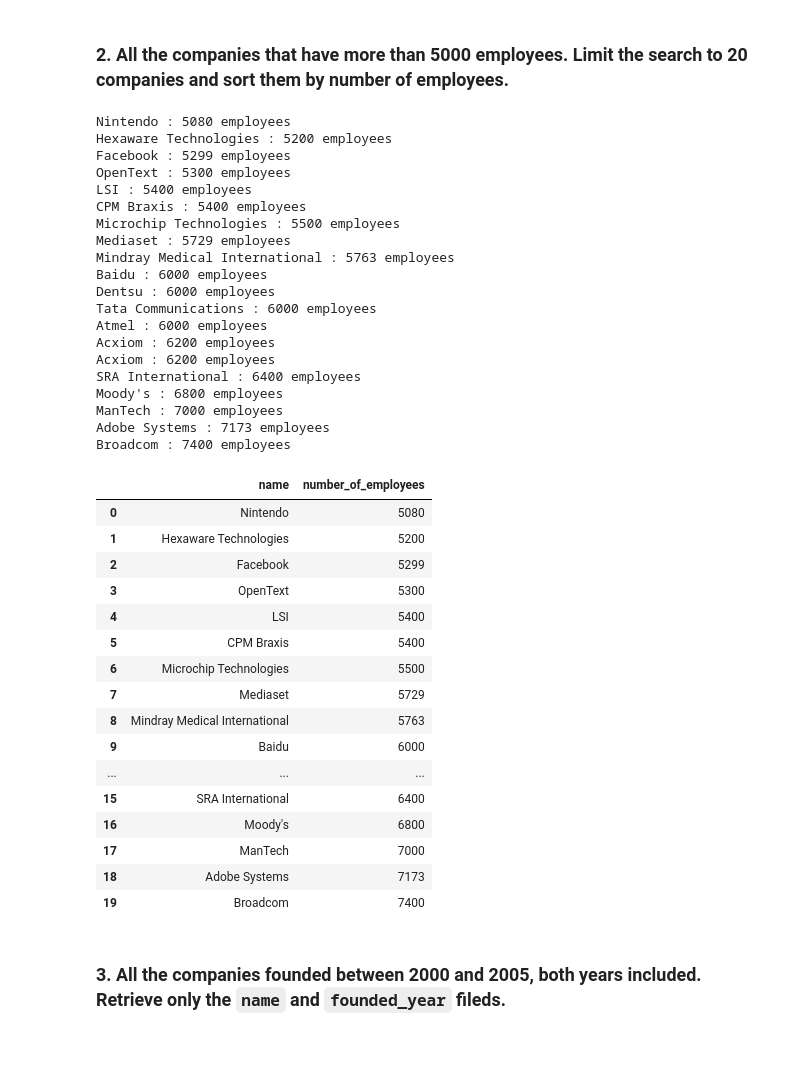
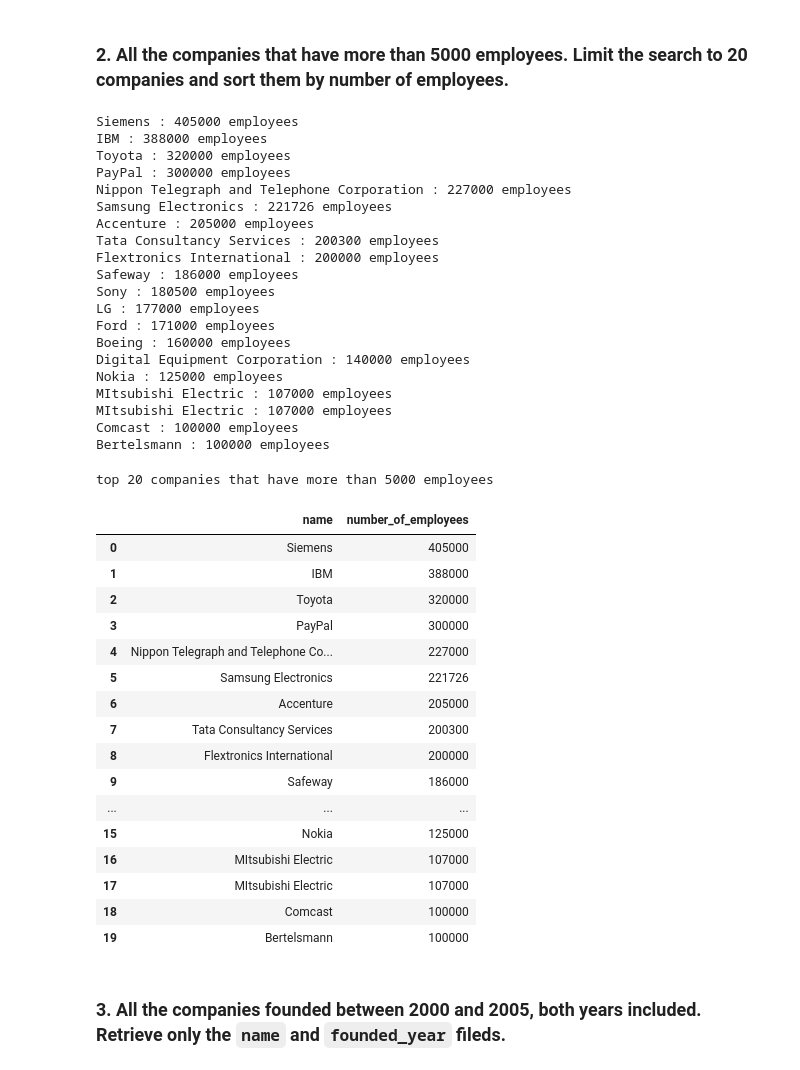
Before and after one commit to ironhack-labs/lab-advance-querying-mongo, a Jupyter notebook: starter_code/queries.ipynb, the cells around one changed output. Saved outputs shown, nothing was run; the diff lists cells and outputs as text; code cells hidden in the pictures.

```diff
--- a/starter_code/queries.ipynb
+++ b/starter_code/queries.ipynb
@@ -36,54 +37,54 @@ Babelgum
 # %% [markdown]
 ### 2. All the companies that have more than 5000 employees. Limit the search to 20 companies and sort them by **number of employees**.
 # %%
-query2 = companies.find({'number_of_employees':{'$gt':5000}}).limit(20).sort('number_of_employees')
+query2 = companies.find({'number_of_employees':{'$gt':5000}}).sort('number_of_employees', -1).limit(20)
 for company in query2:
     print(company['name'],':', company['number_of_employees'],'employees')
-# duda: quería ordenar en orden descendente con ('number_of_employees':-1) como visto en documentación, pero me sale syntaxis error
 # %% [output]
-Nintendo : 5080 employees
-Hexaware Technologies : 5200 employees
-Facebook : 5299 employees
-OpenText : 5300 employees
-LSI : 5400 employees
-CPM Braxis : 5400 employees
-Microchip Technologies : 5500 employees
-Mediaset : 5729 employees
-Mindray Medical International : 5763 employees
-Baidu : 6000 employees
-Dentsu : 6000 employees
-Tata Communications : 6000 employees
-Atmel : 6000 employees
-Acxiom : 6200 employees
-Acxiom : 6200 employees
-SRA International : 6400 employees
-Moody's : 6800 employees
-ManTech : 7000 employees
-Adobe Systems : 7173 employees
-Broadcom : 7400 employees
+Siemens : 405000 employees
+IBM : 388000 employees
+Toyota : 320000 employees
+PayPal : 300000 employees
+Nippon Telegraph and Telephone Corporation : 227000 employees
+Samsung Electronics : 221726 employees
+Accenture : 205000 employees
+Tata Consultancy Services : 200300 employees
+Flextronics International : 200000 employees
+Safeway : 186000 employees
+Sony : 180500 employees
+LG : 177000 employees
+Ford : 171000 employees
+Boeing : 160000 employees
+Digital Equipment Corporation : 140000 employees
+Nokia : 125000 employees
+MItsubishi Electric : 107000 employees
+MItsubishi Electric : 107000 employees
+Comcast : 100000 employees
+Bertelsmann : 100000 employees
 # %%
-# ahora si quiero guardar mi query completa en una tabla y solo mostrar los 20 primeros:)
-query2 = companies.find({'number_of_employees':{'$gt':5000}}).limit(20).sort('number_of_employees')
+query2 = companies.find({'number_of_employees':{'$gt':5000}}).sort('number_of_employees', -1).limit(20)
 query2 = pd.DataFrame(data=query2, columns=['name','number_of_employees'],index=None)
+print('top',len(query2),'companies that have more than 5000 employees')
 display(query2)
 # %% [output]
+top 20 companies that have more than 5000 employees
 |  | name | number_of_employees |
-| 0 | Nintendo | 5080 |
-| 1 | Hexaware Technologies | 5200 |
-| 2 | Facebook | 5299 |
-| 3 | OpenText | 5300 |
-| 4 | LSI | 5400 |
-| 5 | CPM Braxis | 5400 |
-| 6 | Microchip Technologies | 5500 |
-| 7 | Mediaset | 5729 |
-| 8 | Mindray Medical International | 5763 |
-| 9 | Baidu | 6000 |
+| 0 | Siemens | 405000 |
+| 1 | IBM | 388000 |
+| 2 | Toyota | 320000 |
+| 3 | PayPal | 300000 |
+| 4 | Nippon Telegraph and Telephone Co... | 227000 |
+| 5 | Samsung Electronics | 221726 |
+| 6 | Accenture | 205000 |
+| 7 | Tata Consultancy Services | 200300 |
+| 8 | Flextronics International | 200000 |
+| 9 | Safeway | 186000 |
 | ... | ... | ... |
-| 15 | SRA International | 6400 |
-| 16 | Moody's | 6800 |
-| 17 | ManTech | 7000 |
-| 18 | Adobe Systems | 7173 |
-| 19 | Broadcom | 7400 |
+| 15 | Nokia | 125000 |
+| 16 | MItsubishi Electric | 107000 |
+| 17 | MItsubishi Electric | 107000 |
+| 18 | Comcast | 100000 |
+| 19 | Bertelsmann | 100000 |
 # %% [markdown]
 ### 3. All the companies founded between 2000 and 2005, both years included. Retrieve only the `name` and `founded_year` fileds.
 # %%
```
Also changed, not shown: parts of 14 cells of this notebook.
